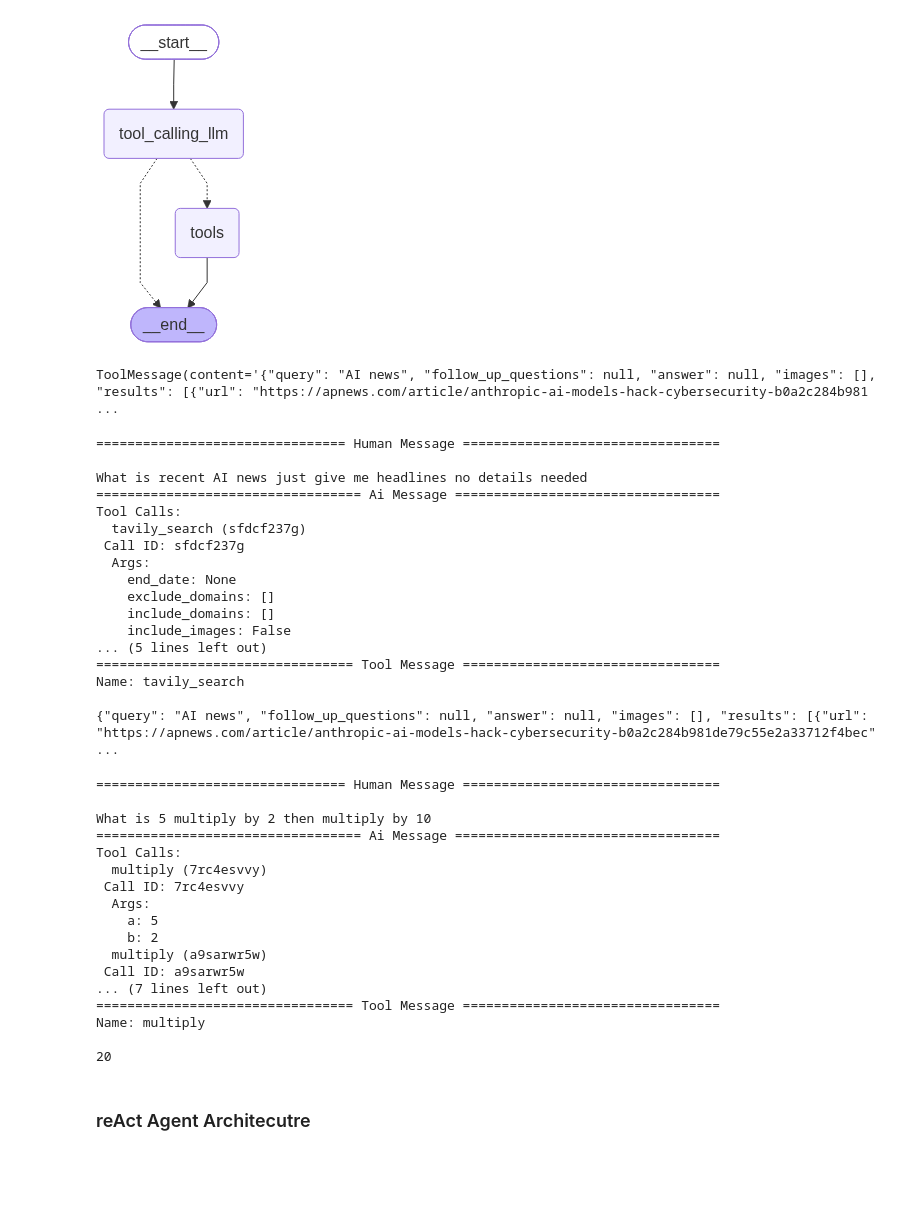
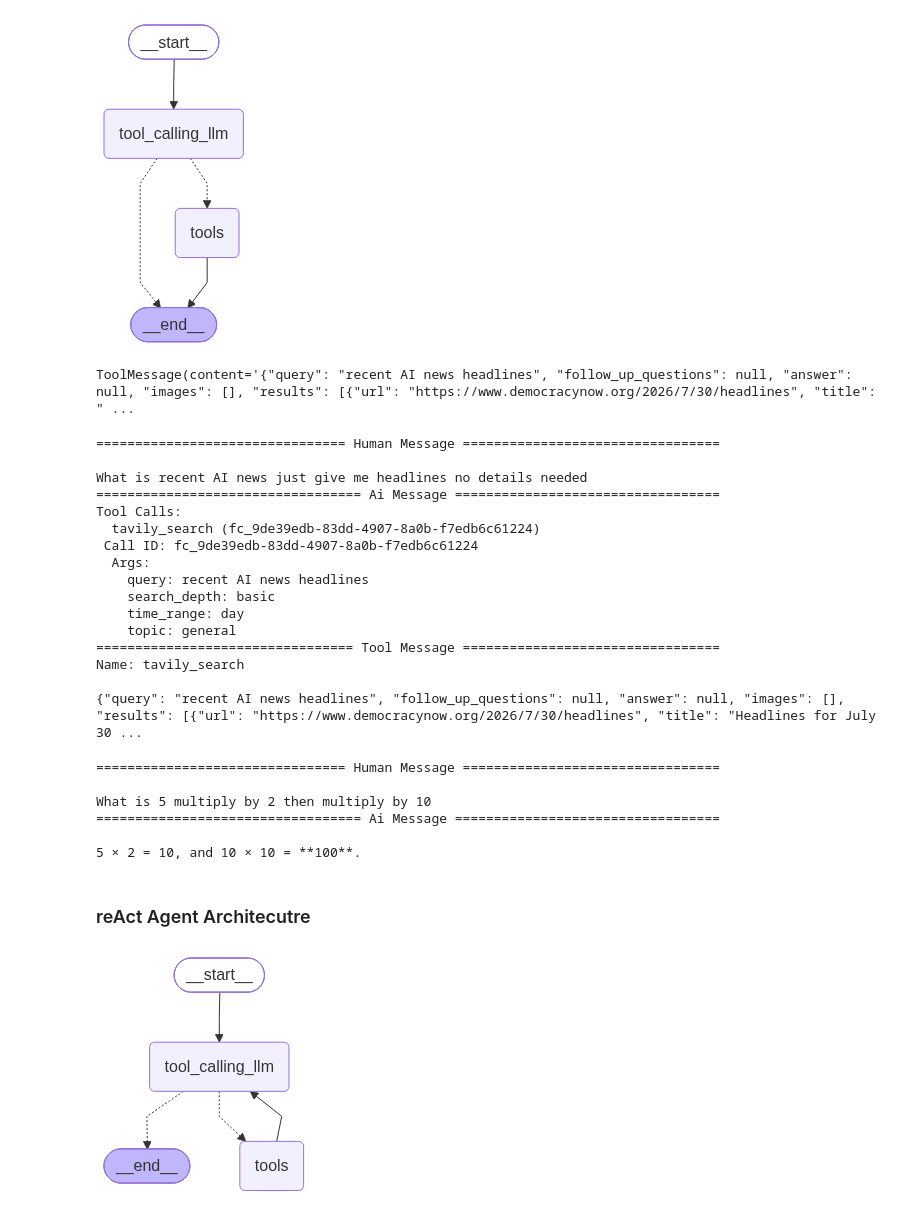
Before and after one commit to Aayush-Mistri/LLMops_agenticAI, a Jupyter notebook: basicchatbot/1basicchatbot.ipynb, the cells around one changed output. Cells and saved outputs as stored; diff of their text form; code cells hidden in the pictures; blank space fills up the shorter version.

Commit message:
some problem with tool calling

```diff
--- a/basicchatbot/1basicchatbot.ipynb
+++ b/basicchatbot/1basicchatbot.ipynb
@@ -18,7 +18,7 @@ True
 # %%
 from langchain_groq import ChatGroq
 
-llm = ChatGroq(model = "llama-3.1-8b-instant")
+llm = ChatGroq(model = "openai/gpt-oss-20b")
 # %%
 def chatbot(state:State):
     return {"messages":[llm.invoke(state["messages"])]}
@@ -118,7 +118,7 @@ response = graph.invoke({"messages":"What is recent AI news just give me headlin
 # %%
 response['messages'][-1]
 # %% [output]
-ToolMessage(content='{"query": "AI news", "follow_up_questions": null, "answer": null, "images": [], "results": [{"url": "https://apnews.com/article/anthropic-ai-models-hack-cybersecurity-b0a2c284b981 ...
+ToolMessage(content='{"query": "recent AI news headlines", "follow_up_questions": null, "answer": null, "images": [], "results": [{"url": "https://www.democracynow.org/2026/7/30/headlines", "title": " ...
 # %%
 for m in response['messages']:
     m.pretty_print()
@@ -128,18 +128,17 @@ for m in response['messages']:
 What is recent AI news just give me headlines no details needed
 ================================== Ai Message ==================================
 Tool Calls:
-  tavily_search (sfdcf237g)
- Call ID: sfdcf237g
+  tavily_search (fc_9de39edb-83dd-4907-8a0b-f7edb6c61224)
+ Call ID: fc_9de39edb-83dd-4907-8a0b-f7edb6c61224
   Args:
-    end_date: None
-    exclude_domains: []
-    include_domains: []
-    include_images: False
-... (5 lines left out)
+    query: recent AI news headlines
+    search_depth: basic
+    time_range: day
+    topic: general
 ================================= Tool Message =================================
 Name: tavily_search
 
-{"query": "AI news", "follow_up_questions": null, "answer": null, "images": [], "results": [{"url": "https://apnews.com/article/anthropic-ai-models-hack-cybersecurity-b0a2c284b981de79c55e2a33712f4bec" ...
+{"query": "recent AI news headlines", "follow_up_questions": null, "answer": null, "images": [], "results": [{"url": "https://www.democracynow.org/2026/7/30/headlines", "title": "Headlines for July 30 ...
 # %%
 response = graph.invoke({"messages":"What is 5 multiply by 2 then multiply by 10"})
 # %%
@@ -150,18 +149,35 @@ for m in response['messages']:
 
 What is 5 multiply by 2 then multiply by 10
 ================================== Ai Message ==================================
-Tool Calls:
-  multiply (7rc4esvvy)
- Call ID: 7rc4esvvy
-  Args:
-    a: 5
-    b: 2
-  multiply (a9sarwr5w)
- Call ID: a9sarwr5w
-... (7 lines left out)
-================================= Tool Message =================================
-Name: multiply
 
-20
+5 × 2 = 10, and 10 × 10 = **100**.
 # %% [markdown]
 ### reAct Agent Architecutre
+# %%
+from langgraph.graph import START , END , StateGraph
+from langgraph.prebuilt import ToolNode
+from langgraph.prebuilt import tools_condition
+
+#node defination
+def tool_calling_llm(state:State):
+    return {"messages":[llm_with_tools.invoke(state["messages"])]}
+
+#Graph
+builder = StateGraph(State)
+builder.add_node("tool_calling_llm" , tool_calling_llm)
+builder.add_node("tools" , ToolNode(tools))
+
+#adding edges
+builder.add_edge(START , "tool_calling_llm")
+builder.add_conditional_edges(
+    "tool_calling_llm",
+    tools_condition
+)
+builder.add_edge("tools" , "tool_calling_llm")
+
+#compiling the graph
+graph = builder.compile()
+
+display(Image(graph.get_graph().draw_mermaid_png()))
+# %% [output]
+[figure, added]
```
Also changed, not shown: parts of 5 cells of this notebook.
